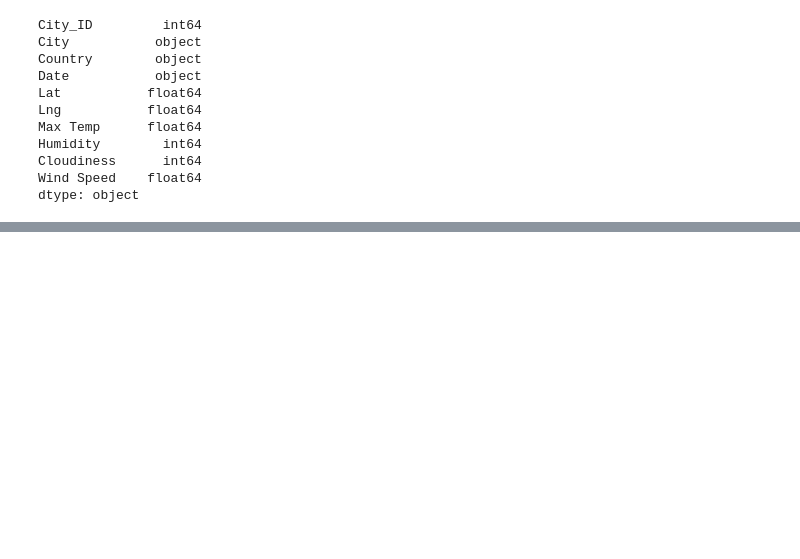
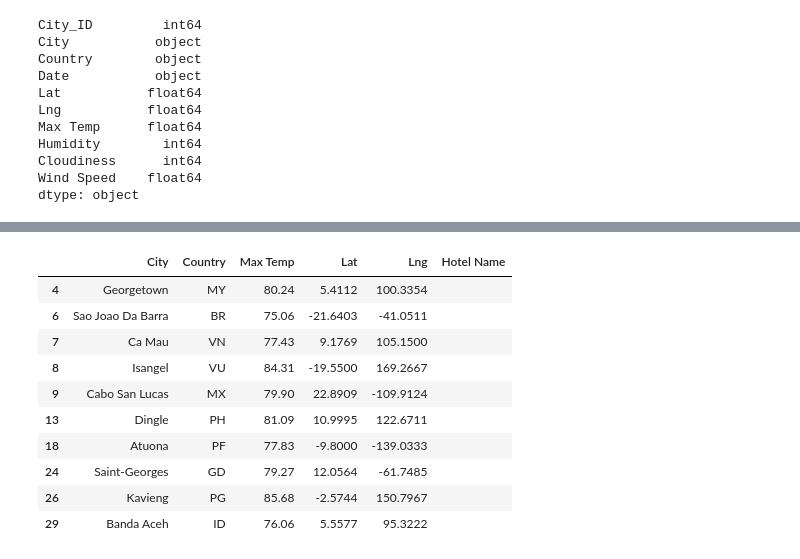
Before and after one commit to SamvsP4K/World_Weather_Analysis, a Jupyter notebook: VacationPy.ipynb, the cells around one changed output, grey strips where cells are left out. Saved outputs shown, nothing was run; the diff lists cells and outputs as text; code cells hidden in the pictures; blank space fills up the shorter version.

```diff
--- a/VacationPy.ipynb
+++ b/VacationPy.ipynb
@@ -57,0 +146,17 @@ fig
+# %%
+# Create DataFrame called hotel_df to store hotel names along with city, country, max temp, and coordinates.
+hotel_df = preferred_cities_df[["City", "Country", "Max Temp", "Lat", "Lng"]].copy()
+hotel_df["Hotel Name"] = ""
+hotel_df.head(10)
+# %% [output]
+|  | City | Country | Max Temp | Lat | Lng | Hotel Name |
+| 4 | Georgetown | MY | 80.24 | 5.4112 | 100.3354 |  |
+| 6 | Sao Joao Da Barra | BR | 75.06 | -21.6403 | -41.0511 |  |
+| 7 | Ca Mau | VN | 77.43 | 9.1769 | 105.1500 |  |
+| 8 | Isangel | VU | 84.31 | -19.5500 | 169.2667 |  |
+| 9 | Cabo San Lucas | MX | 79.90 | 22.8909 | -109.9124 |  |
+| 13 | Dingle | PH | 81.09 | 10.9995 | 122.6711 |  |
+| 18 | Atuona | PF | 77.83 | -9.8000 | -139.0333 |  |
+| 24 | Saint-Georges | GD | 79.27 | 12.0564 | -61.7485 |  |
+| 26 | Kavieng | PG | 85.68 | -2.5744 | 150.7967 |  |
+| 29 | Banda Aceh | ID | 76.06 | 5.5577 | 95.3222 |  |
```
Also changed, not shown: parts of 13 cells of this notebook.
